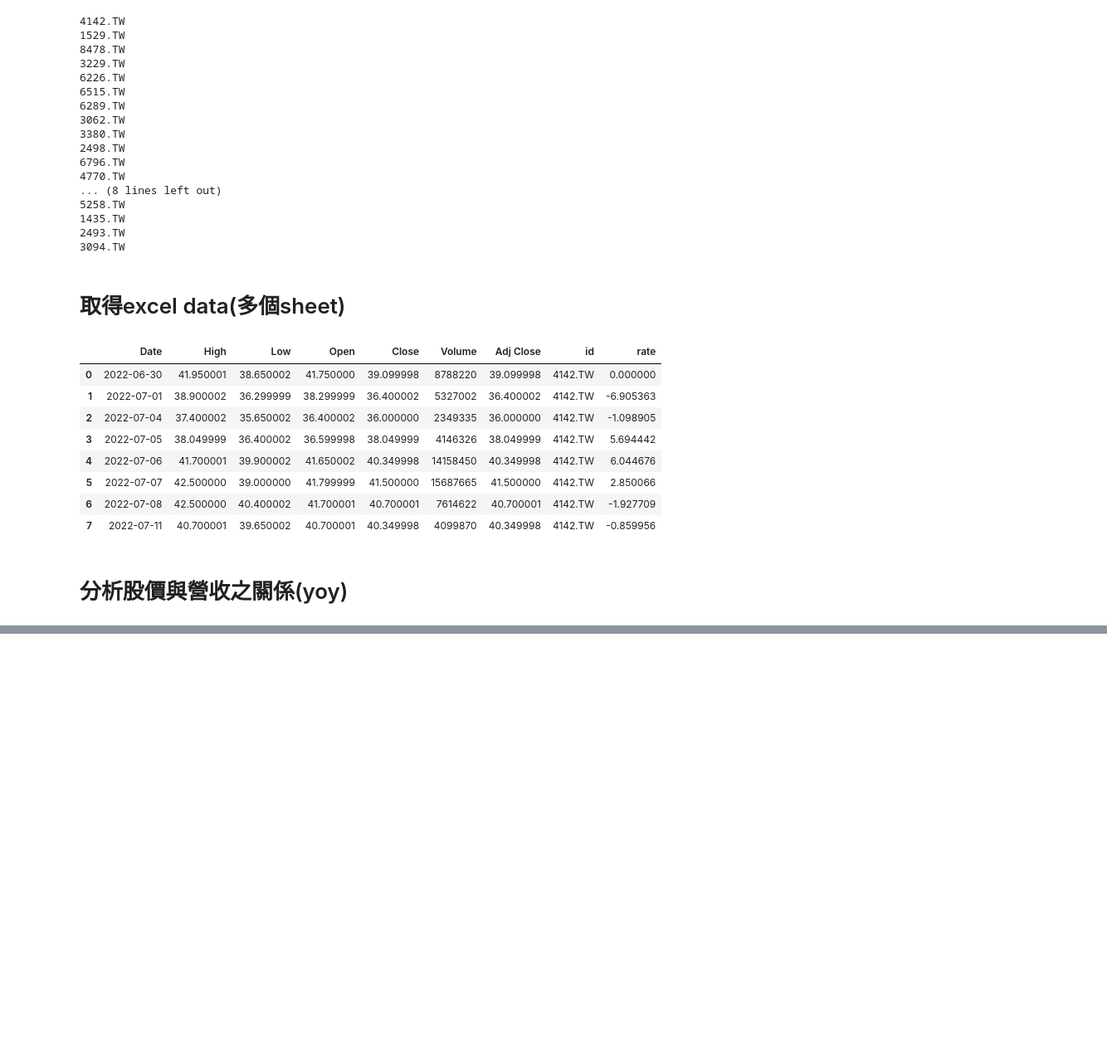
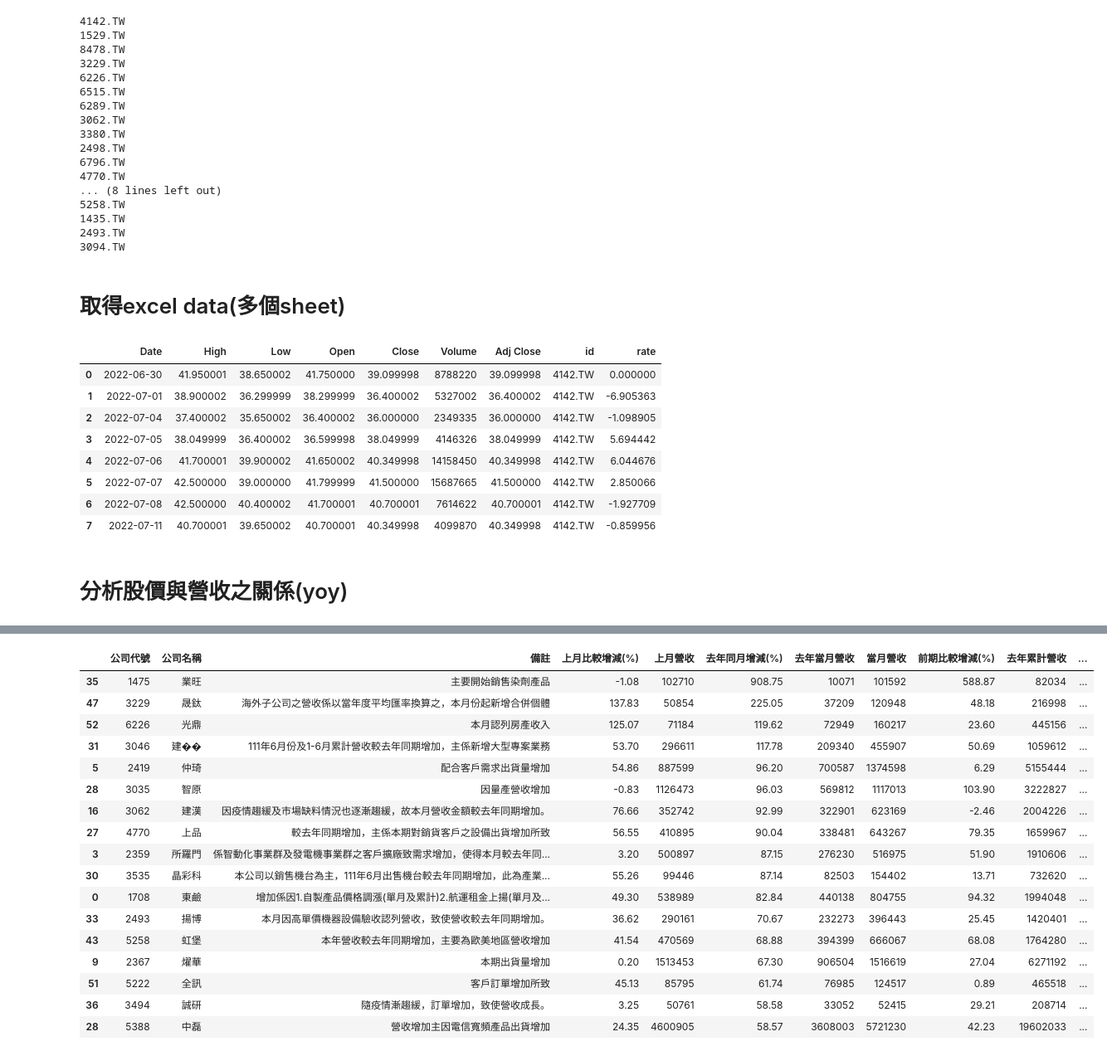
Before and after one commit to samwang1228/stock, a Jupyter notebook: 紹丞/爬蟲/財報/All_stock_MOM.ipynb, the cells around one changed output, grey strips where cells are left out. Shown at 83% size. Cells and saved outputs as stored; diff of their text form; code cells hidden in the pictures; blank space fills up the shorter version.

```diff
--- a/紹丞/爬蟲/財報/All_stock_MOM.ipynb
+++ b/紹丞/爬蟲/財報/All_stock_MOM.ipynb
@@ -310,0 +456,22 @@ len(a)
+# %%
+a=[]
+for i in range(99):
+    for j in range(8):
+        try:
+            if df[i]['rate'][j]>=6:
+                print(df[i]['id'][j])
+                a.append(i)
+                break
+        except IndexError:
+            break
+with pd.ExcelWriter(f'202206singlehighYoY100.xlsx', engine='xlsxwriter') as writer:
+    for i in a:
+        df[i].to_excel(writer, sheet_name=df[i]['id'][0])
+with pd.ExcelWriter(f'202206singlehighYoY100.xlsx', engine='xlsxwriter') as writer:
+    for i in a:
+        df[i].to_excel(writer, sheet_name=df[i]['id'][0], index=True, na_rep='NaN')
+            # Auto-adjust columns' width
+        for column in df[i]:
+            column_width = 20
+            col_idx = df[i].columns.get_loc(column)
+            writer.sheets[df[i]['id'][0]].set_column(col_idx, col_idx, column_width)
@@ -310,0 +521,12 @@ len(a)
+# %%
+a=[]
+for i in range(99):
+    for j in range(8):
+        try:
+            if df[i]['rate'][j]>=8:
+                print(df[i]['id'][j])
+                a.append(df[i]['id'][j])
+                break
+        except IndexError:
+            break
+len(a)
@@ -310,0 +552,4 @@ len(a)
+# %%
+for i in range(len(a)):
+    a[i]=a[i].replace('.TW','')
+a
@@ -310,0 +574,26 @@ len(a)
+# %%
+condi=yoyrate['公司代號']==a[0]
+temp=yoyrate[condi]
+for i in range(len(a)-1):
+    condi=yoyrate['公司代號']==a[i+1]
+    temp=pd.concat([temp,yoyrate[condi]], join='inner')
+temp.sort_values(['去年同月增減(%)'],ascending=False)
+# %% [output]
+|  | 公司代號 | 公司名稱 | 備註 | 上月比較增減(%) | 上月營收 | 去年同月增減(%) | 去年當月營收 | 當月營收 | 前期比較增減(%) | 去年累計營收 | ... |
+| 35 | 1475 | 業旺 | 主要開始銷售染劑產品 | -1.08 | 102710 | 908.75 | 10071 | 101592 | 588.87 | 82034 | ... |
+| 47 | 3229 | 晟鈦 | 海外子公司之營收係以當年度平均匯率換算之，本月份起新增合併個體 | 137.83 | 50854 | 225.05 | 37209 | 120948 | 48.18 | 216998 | ... |
+| 52 | 6226 | 光鼎 | 本月認列房產收入 | 125.07 | 71184 | 119.62 | 72949 | 160217 | 23.60 | 445156 | ... |
+| 31 | 3046 | 建�� | 111年6月份及1-6月累計營收較去年同期增加，主係新增大型專案業務 | 53.70 | 296611 | 117.78 | 209340 | 455907 | 50.69 | 1059612 | ... |
+| 5 | 2419 | 仲琦 | 配合客戶需求出貨量增加 | 54.86 | 887599 | 96.20 | 700587 | 1374598 | 6.29 | 5155444 | ... |
+| 28 | 3035 | 智原 | 因量產營收增加 | -0.83 | 1126473 | 96.03 | 569812 | 1117013 | 103.90 | 3222827 | ... |
+| 16 | 3062 | 建漢 | 因疫情趨緩及市場缺料情況也逐漸趨緩，故本月營收金額較去年同期增加。 | 76.66 | 352742 | 92.99 | 322901 | 623169 | -2.46 | 2004226 | ... |
+| 27 | 4770 | 上品 | 較去年同期增加，主係本期對銷貨客戶之設備出貨增加所致 | 56.55 | 410895 | 90.04 | 338481 | 643267 | 79.35 | 1659967 | ... |
+| 3 | 2359 | 所羅門 | 係智動化事業群及發電機事業群之客戶擴廠致需求增加，使得本月較去年同... | 3.20 | 500897 | 87.15 | 276230 | 516975 | 51.90 | 1910606 | ... |
+| 30 | 3535 | 晶彩科 | 本公司以銷售機台為主，111年6月出售機台較去年同期增加，此為產業... | 55.26 | 99446 | 87.14 | 82503 | 154402 | 13.71 | 732620 | ... |
+| 0 | 1708 | 東鹼 | 增加係因1.自製產品價格調漲(單月及累計)2.航運租金上揚(單月及... | 49.30 | 538989 | 82.84 | 440138 | 804755 | 94.32 | 1994048 | ... |
+| 33 | 2493 | 揚博 | 本月因高單價機器設備驗收認列營收，致使營收較去年同期增加。 | 36.62 | 290161 | 70.67 | 232273 | 396443 | 25.45 | 1420401 | ... |
+| 43 | 5258 | 虹堡 | 本年營收較去年同期增加，主要為歐美地區營收增加 | 41.54 | 470569 | 68.88 | 394399 | 666067 | 68.08 | 1764280 | ... |
+| 9 | 2367 | 燿華 | 本期出貨量增加 | 0.20 | 1513453 | 67.30 | 906504 | 1516619 | 27.04 | 6271192 | ... |
+| 51 | 5222 | 全訊 | 客戶訂單增加所致 | 45.13 | 85795 | 61.74 | 76985 | 124517 | 0.89 | 465518 | ... |
+| 36 | 3494 | 誠研 | 隨疫情漸趨緩，訂單增加，致使營收成長。 | 3.25 | 50761 | 58.58 | 33052 | 52415 | 29.21 | 208714 | ... |
+| 28 | 5388 | 中磊 | 營收增加主因電信寬頻產品出貨增加 | 24.35 | 4600905 | 58.57 | 3608003 | 5721230 | 42.23 | 19602033 | ... |
```
Also changed, not shown: parts of 22 cells of this notebook, 3 other files.
